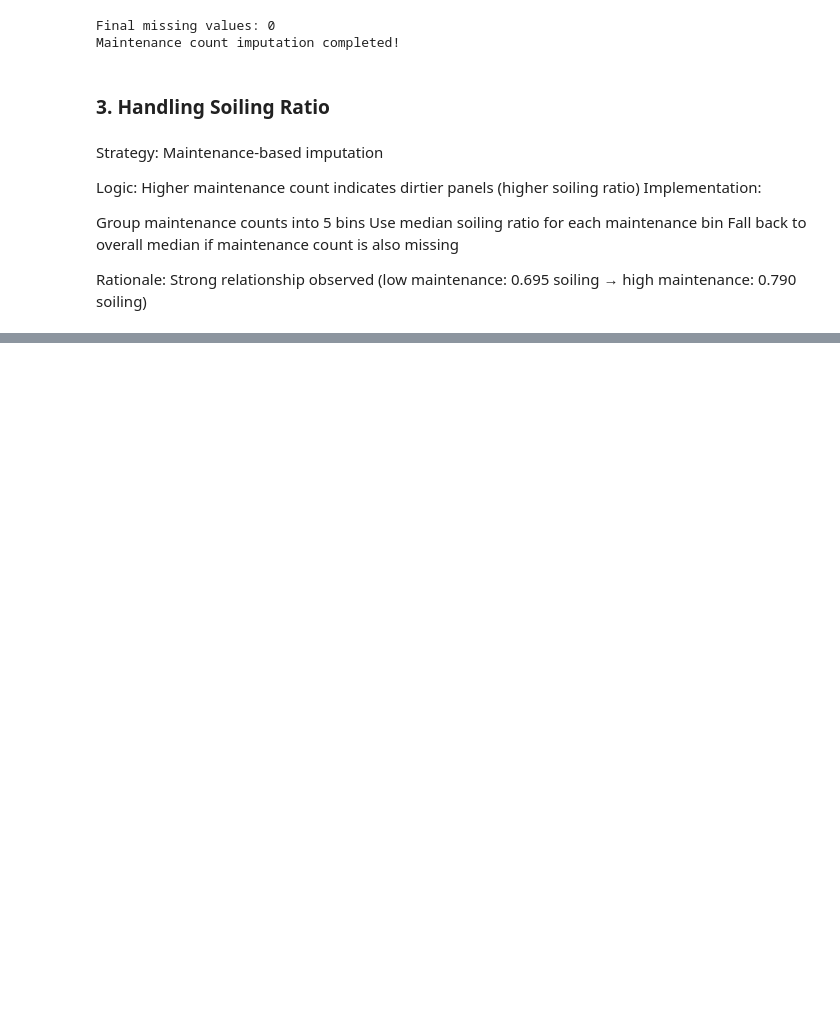
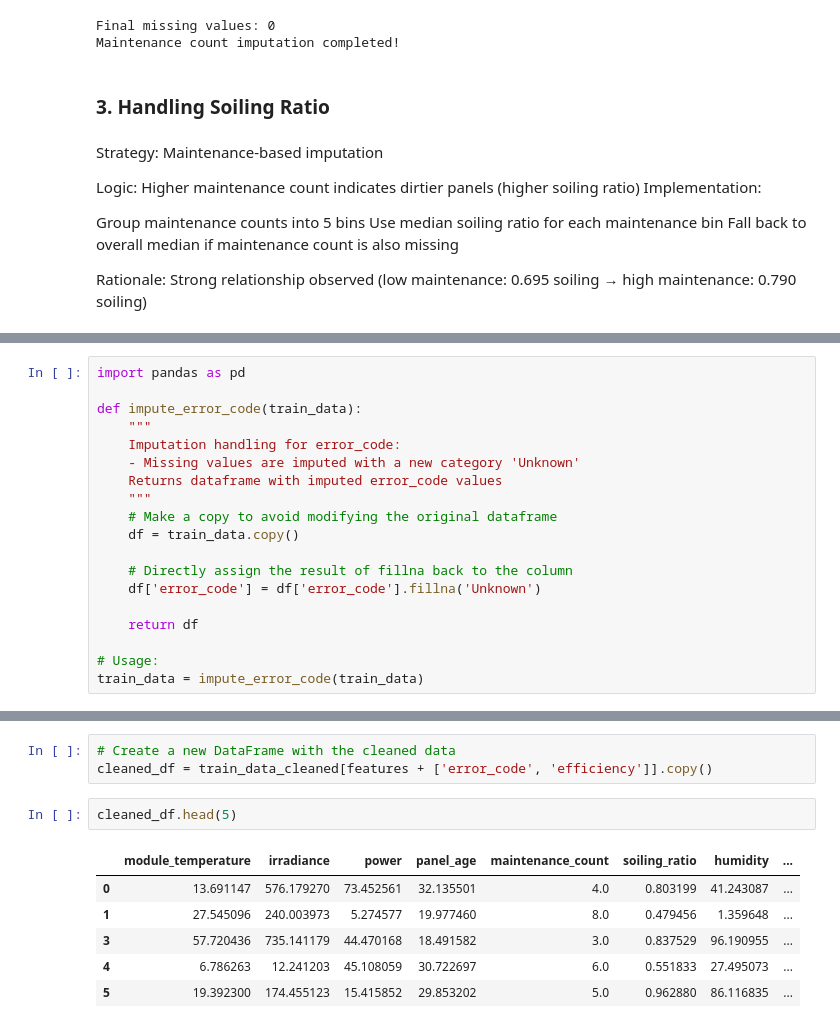
Before and after one commit to rxhulshxrmx/zelestra_challenge, a Jupyter notebook: data_analysis.ipynb, the cells around one changed output, grey strips where cells are left out. Drawn from its saved outputs; the diff is of its cells as text; blank space fills up the shorter version.

```diff
--- a/data_analysis.ipynb
+++ b/data_analysis.ipynb
@@ -402,0 +707,19 @@ Final missing values: 0
+# %%
+import pandas as pd
+
+def impute_error_code(train_data):
+    """
+    Imputation handling for error_code:
+    - Missing values are imputed with a new category 'Unknown'
+    Returns dataframe with imputed error_code values
+    """
+    # Make a copy to avoid modifying the original dataframe
+    df = train_data.copy()
+
+    # Directly assign the result of fillna back to the column
+    df['error_code'] = df['error_code'].fillna('Unknown')
+
+    return df
+
+# Usage:
+train_data = impute_error_code(train_data)
@@ -402,0 +749,12 @@ Final missing values: 0
+# %%
+# Create a new DataFrame with the cleaned data
+cleaned_df = train_data_cleaned[features + ['error_code', 'efficiency']].copy()
+# %%
+cleaned_df.head(5)
+# %% [output]
+|  | module_temperature | irradiance | power | panel_age | maintenance_count | soiling_ratio | humidity | ... |
+| 0 | 13.691147 | 576.179270 | 73.452561 | 32.135501 | 4.0 | 0.803199 | 41.243087 | ... |
+| 1 | 27.545096 | 240.003973 | 5.274577 | 19.977460 | 8.0 | 0.479456 | 1.359648 | ... |
+| 3 | 57.720436 | 735.141179 | 44.470168 | 18.491582 | 3.0 | 0.837529 | 96.190955 | ... |
+| 4 | 6.786263 | 12.241203 | 45.108059 | 30.722697 | 6.0 | 0.551833 | 27.495073 | ... |
+| 5 | 19.392300 | 174.455123 | 15.415852 | 29.853202 | 5.0 | 0.962880 | 86.116835 | ... |
```
Also changed, not shown: parts of 25 cells of this notebook, 3 other files.
